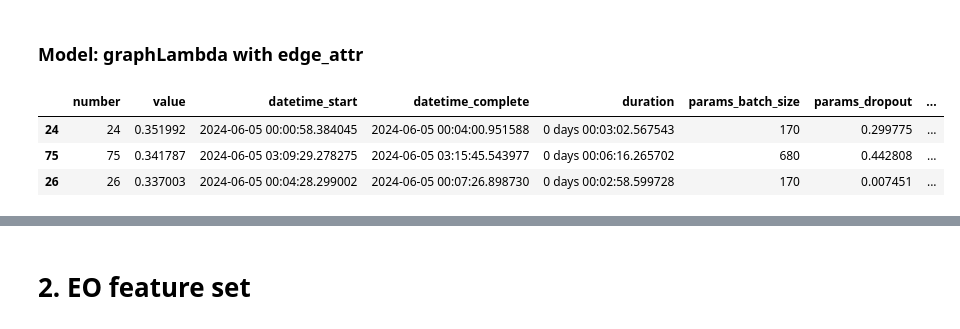
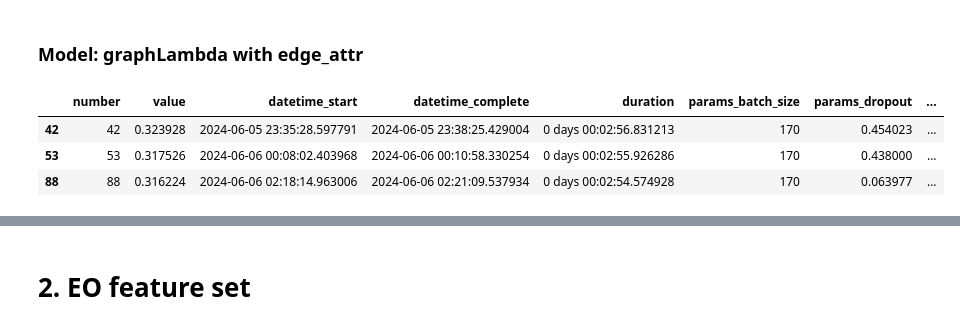
Before and after one commit to TSmolders/Internship_EEG, a Jupyter notebook: 7c_gcn_multiclass_classification.ipynb, the cells around one changed output, grey strips where cells are left out. Saved outputs shown, nothing was run; the diff lists cells and outputs as text; code cells hidden in the pictures.

```diff
--- a/7c_gcn_multiclass_classification.ipynb
+++ b/7c_gcn_multiclass_classification.ipynb
@@ -844,14 +1136,14 @@ STD f1-score 3 best trials: 0.0044
 ### Model: graphLambda with edge_attr
 # %%
 # import best trials from tuning
-df_trials_w_edge_attrs = pd.read_pickle('tuning_results\ec_results_w_edge_attrs_trials.pkl')
+df_trials_w_edge_attrs = pd.read_pickle(r'tuning_results\ec_results_w_edge_attrs_trials.pkl')
 df_trials_w_edge_attrs = df_trials_w_edge_attrs.sort_values('value', ascending=False).head(3)
 df_trials_w_edge_attrs
 # %% [output]
 |  | number | value | datetime_start | datetime_complete | duration | params_batch_size | params_dropout | ... |
-| 24 | 24 | 0.351992 | 2024-06-05 00:00:58.384045 | 2024-06-05 00:04:00.951588 | 0 days 00:03:02.567543 | 170 | 0.299775 | ... |
-| 75 | 75 | 0.341787 | 2024-06-05 03:09:29.278275 | 2024-06-05 03:15:45.543977 | 0 days 00:06:16.265702 | 680 | 0.442808 | ... |
-| 26 | 26 | 0.337003 | 2024-06-05 00:04:28.299002 | 2024-06-05 00:07:26.898730 | 0 days 00:02:58.599728 | 170 | 0.007451 | ... |
+| 42 | 42 | 0.323928 | 2024-06-05 23:35:28.597791 | 2024-06-05 23:38:25.429004 | 0 days 00:02:56.831213 | 170 | 0.454023 | ... |
+| 53 | 53 | 0.317526 | 2024-06-06 00:08:02.403968 | 2024-06-06 00:10:58.330254 | 0 days 00:02:55.926286 | 170 | 0.438000 | ... |
+| 88 | 88 | 0.316224 | 2024-06-06 02:18:14.963006 | 2024-06-06 02:21:09.537934 | 0 days 00:02:54.574928 | 170 | 0.063977 | ... |
 # %%
 from lightning.pytorch.tuner import Tuner
 from lightning.pytorch import Trainer, seed_everything
```
Also changed, not shown: parts of 19 cells of this notebook, 21 other files.
